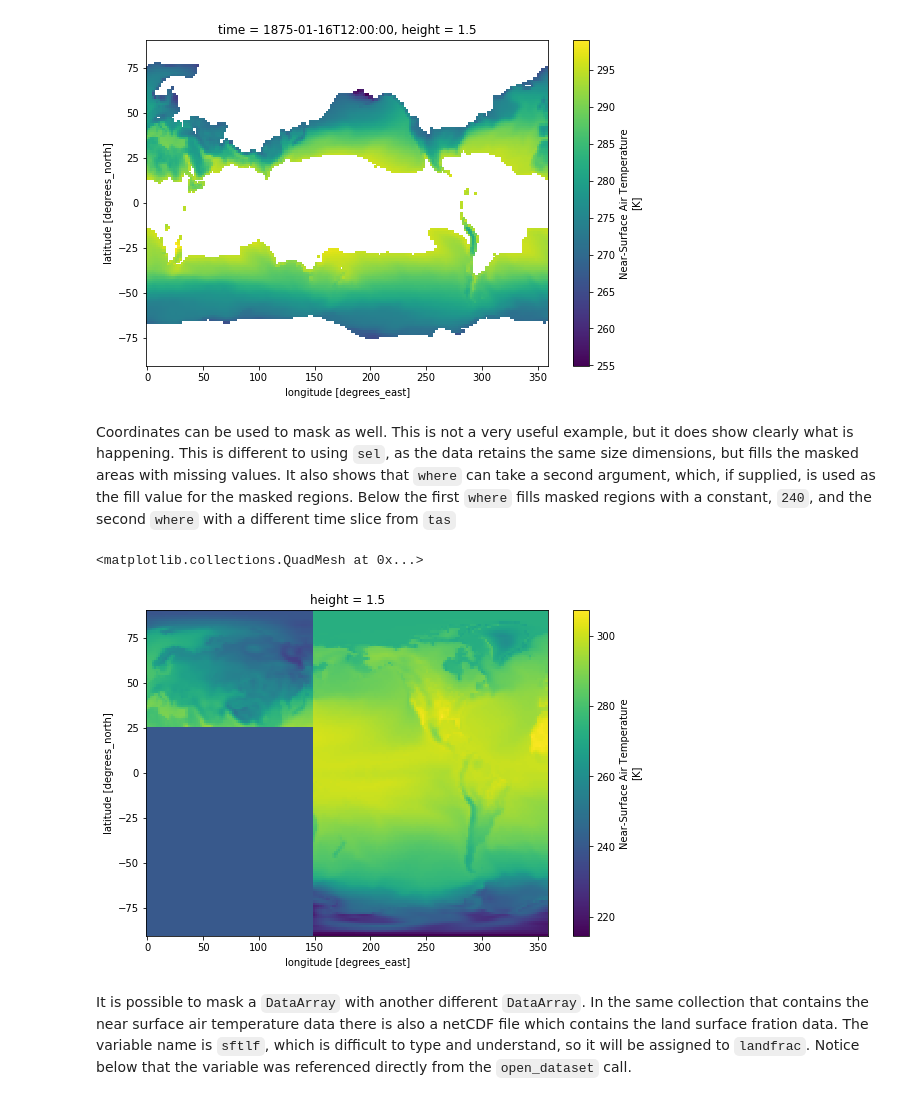
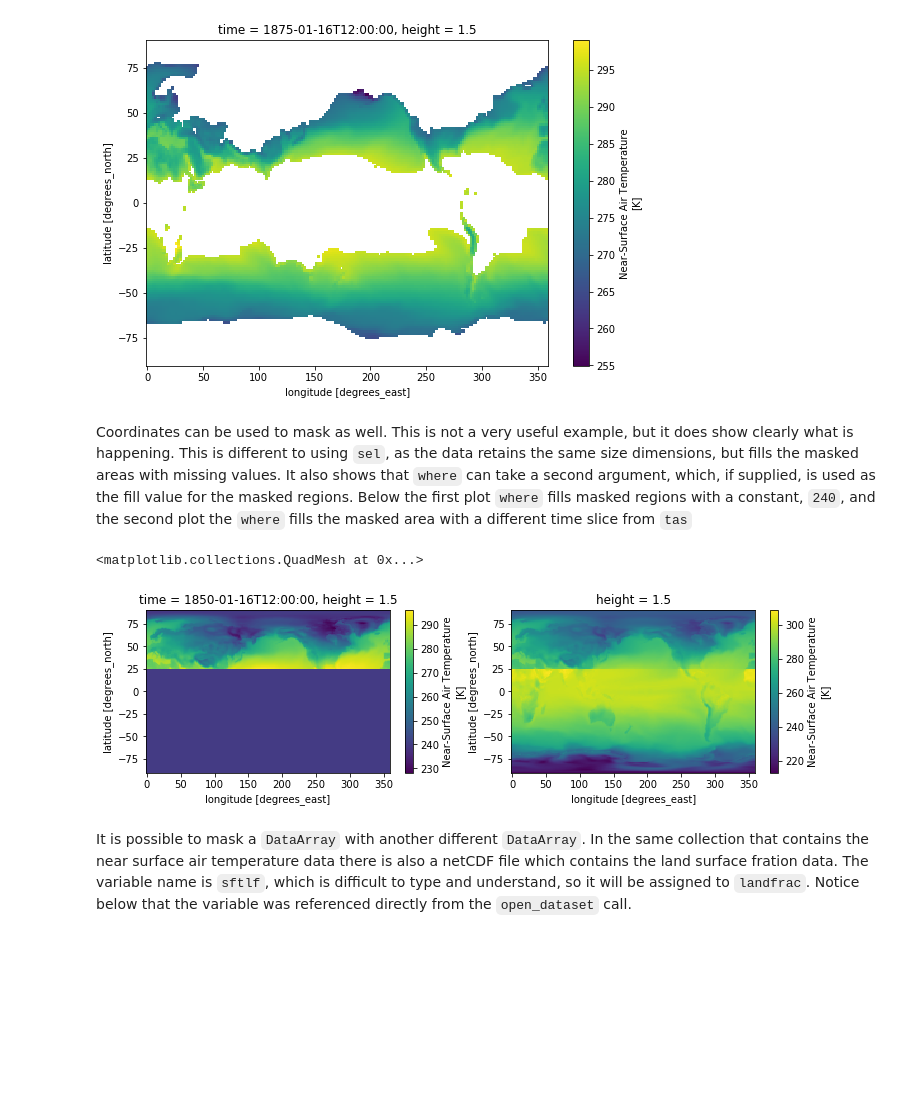
Before and after one commit to coecms-training/introduction_to_xarray, a Jupyter notebook: 6 Basic xarray - masking.ipynb, the cells around one changed output. Saved outputs shown, nothing was run; the diff lists cells and outputs as text; code cells hidden in the pictures; blank space fills up the shorter version.

```diff
--- a/6 Basic xarray - masking.ipynb
+++ b/6 Basic xarray - masking.ipynb
@@ -30,12 +30,14 @@ tas.where(tas0>270).where(tas0<295).isel(time=300).plot(size=6)
 <matplotlib.collections.QuadMesh at 0x...>
 [figure]
 # %% [markdown]
-Coordinates can be used to mask as well. This is not a very useful example, but it does show clearly what is happening. This is different to using `sel`, as the data retains the same size dimensions, but fills the masked areas with missing values. It also shows that `where` can take a second argument, which, if supplied, is used as the fill value for the masked regions. Below the first `where` fills masked regions with a constant, `240`, and the second `where` with a different time slice from `tas`
+Coordinates can be used to mask as well. This is not a very useful example, but it does show clearly what is happening. This is different to using `sel`, as the data retains the same size dimensions, but fills the masked areas with missing values. It also shows that `where` can take a second argument, which, if supplied, is used as the fill value for the masked regions. Below the first plot `where` fills masked regions with a constant, `240`, and the second plot the `where` fills the masked area with a different time slice from `tas`
 # %%
-tas0.where(tas0.lat>25, 240).where(tas0.lon<150, tas.isel(time=6)).plot(size=6)
+fig, axes = plt.subplots(ncols=2,figsize=(12,3))
+tas0.where(tas0.lat>25, 240).plot(ax=axes[0])
+tas0.where(tas0.lat>25, tas.isel(time=6)).plot(ax=axes[1])
 # %% [output]
 <matplotlib.collections.QuadMesh at 0x...>
-[figure, old version]
+[figure, new version]
 # %% [markdown]
 It is possible to mask a `DataArray` with another different `DataArray`. In the same collection that contains the near surface air temperature data there is also a netCDF file which contains the land surface fration data. The variable name is `sftlf`, which is difficult to type and understand, so it will be assigned to `landfrac`. Notice below that the variable was referenced directly from the `open_dataset` call.
 # %%
```
Also changed, not shown: parts of 1 cell of this notebook.
